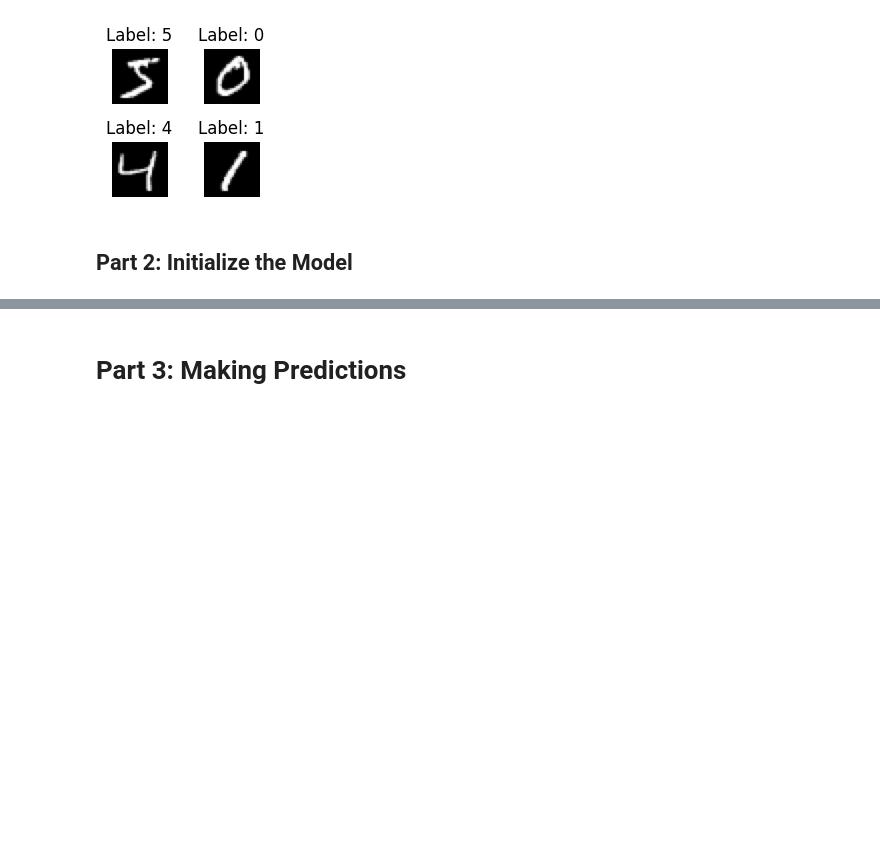
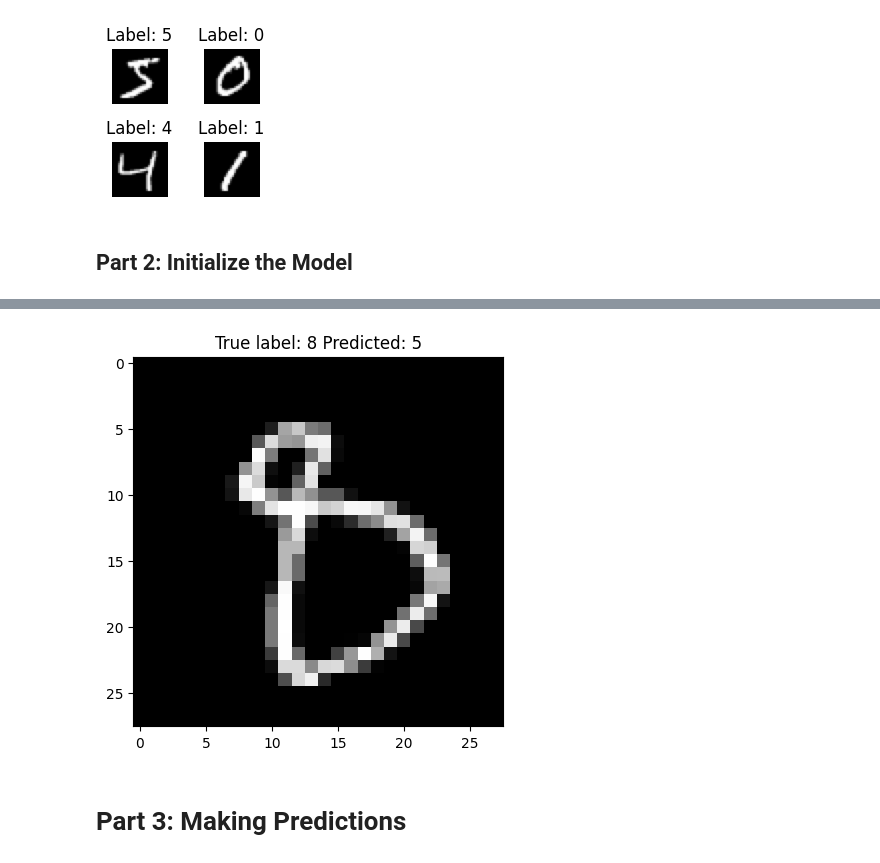
Before and after one commit to boemer00/deep_learning, a Jupyter notebook: TF2.0_mnist.ipynb, the cells around one changed output, grey strips where cells are left out. Drawn from its saved outputs; the diff is of its cells as text; code cells hidden in the pictures; blank space fills up the shorter version.

```diff
--- a/TF2.0_mnist.ipynb
+++ b/TF2.0_mnist.ipynb
@@ -138,3 +203,11 @@ plot_loss_accuracy(history, title=None)
+# %%
+# Show some misclassified examples
+misclassified_idx = np.where(p_test != y_test)[0]
+i = np.random.choice(misclassified_idx)
+plt.imshow(X_test[i], cmap='gray')
+plt.title("True label: %s Predicted: %s" % (y_test[i], p_test[i]));
+# %% [output]
+[figure, added]
 # %% [markdown]
 # Part 3: Making Predictions
 # %%
```
Also changed, not shown: parts of 9 cells of this notebook.
